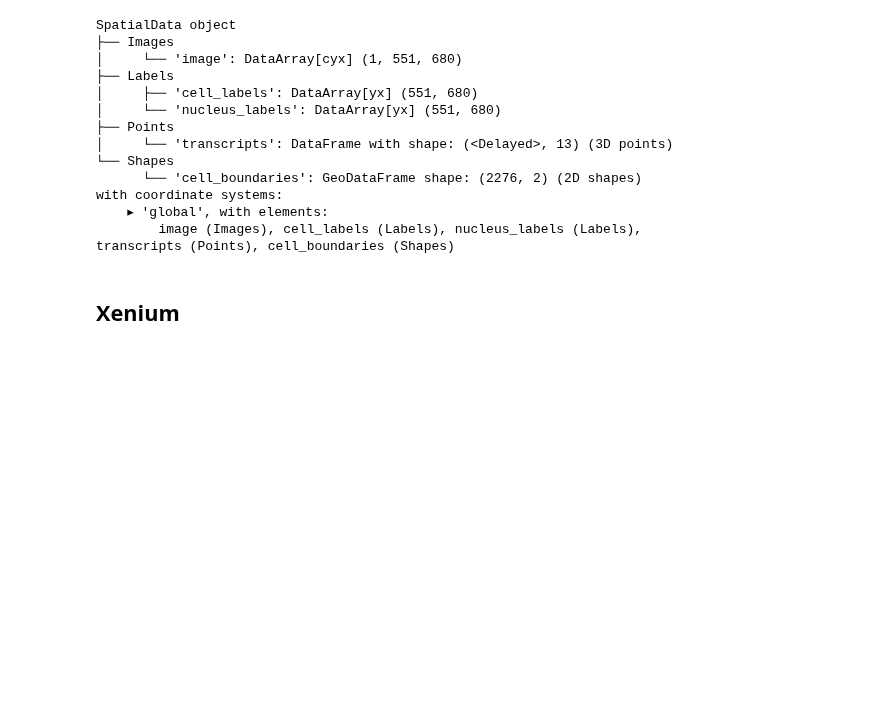
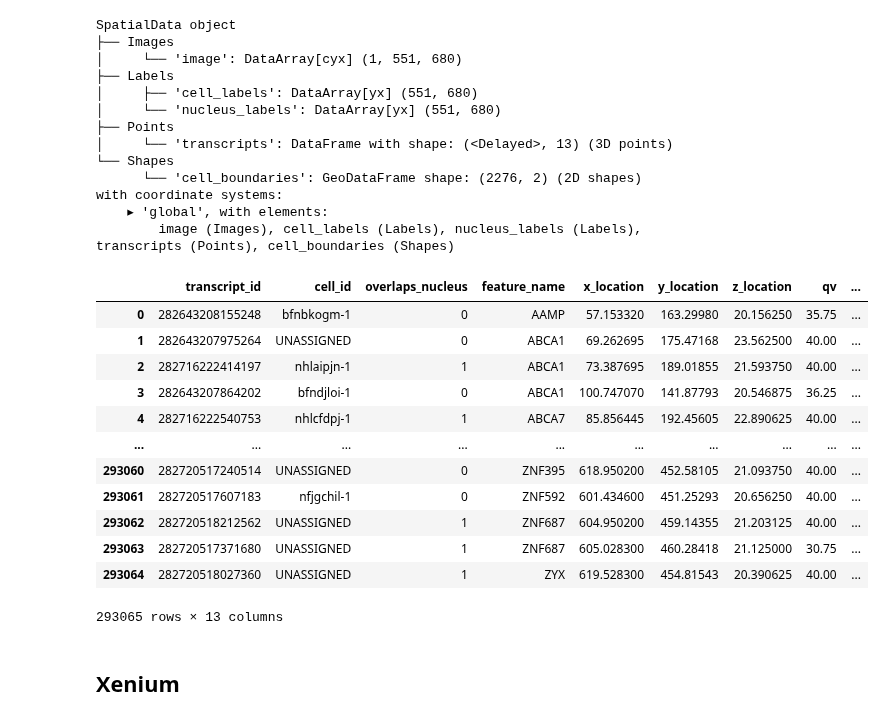
Before and after one commit to LazDaria/SegTraQ, a Jupyter notebook: docs/notebooks/spatialdata.ipynb, the cells around one changed output. Drawn from its saved outputs; the diff is of its cells as text; code cells hidden in the pictures; blank space fills up the shorter version.

```diff
--- a/docs/notebooks/spatialdata.ipynb
+++ b/docs/notebooks/spatialdata.ipynb
@@ -146,5 +219,21 @@ SpatialData object
 with coordinate systems:
     ▸ 'global', with elements:
         image (Images), cell_labels (Labels), nucleus_labels (Labels), transcripts (Points), cell_boundaries (Shapes)
+# %%
+transcripts
+# %% [output]
+|  | transcript_id | cell_id | overlaps_nucleus | feature_name | x_location | y_location | z_location | qv | ... |
+| 0 | 282643208155248 | bfnbkogm-1 | 0 | AAMP | 57.153320 | 163.29980 | 20.156250 | 35.75 | ... |
+| 1 | 282643207975264 | UNASSIGNED | 0 | ABCA1 | 69.262695 | 175.47168 | 23.562500 | 40.00 | ... |
+| 2 | 282716222414197 | nhlaipjn-1 | 1 | ABCA1 | 73.387695 | 189.01855 | 21.593750 | 40.00 | ... |
+| 3 | 282643207864202 | bfndjloi-1 | 0 | ABCA1 | 100.747070 | 141.87793 | 20.546875 | 36.25 | ... |
+| 4 | 282716222540753 | nhlcfdpj-1 | 1 | ABCA7 | 85.856445 | 192.45605 | 22.890625 | 40.00 | ... |
+| ... | ... | ... | ... | ... | ... | ... | ... | ... | ... |
+| 293060 | 282720517240514 | UNASSIGNED | 0 | ZNF395 | 618.950200 | 452.58105 | 21.093750 | 40.00 | ... |
+| 293061 | 282720517607183 | nfjgchil-1 | 0 | ZNF592 | 601.434600 | 451.25293 | 20.656250 | 40.00 | ... |
+| 293062 | 282720518212562 | UNASSIGNED | 1 | ZNF687 | 604.950200 | 459.14355 | 21.203125 | 40.00 | ... |
+| 293063 | 282720517371680 | UNASSIGNED | 1 | ZNF687 | 605.028300 | 460.28418 | 21.125000 | 30.75 | ... |
+| 293064 | 282720518027360 | UNASSIGNED | 1 | ZYX | 619.528300 | 454.81543 | 20.390625 | 40.00 | ... |
+293065 rows × 13 columns
 # %%
 # TODO: FIX THE MAPPING FROM CELL TO LABEL IDS
```
Also changed, not shown: parts of 12 cells of this notebook.
